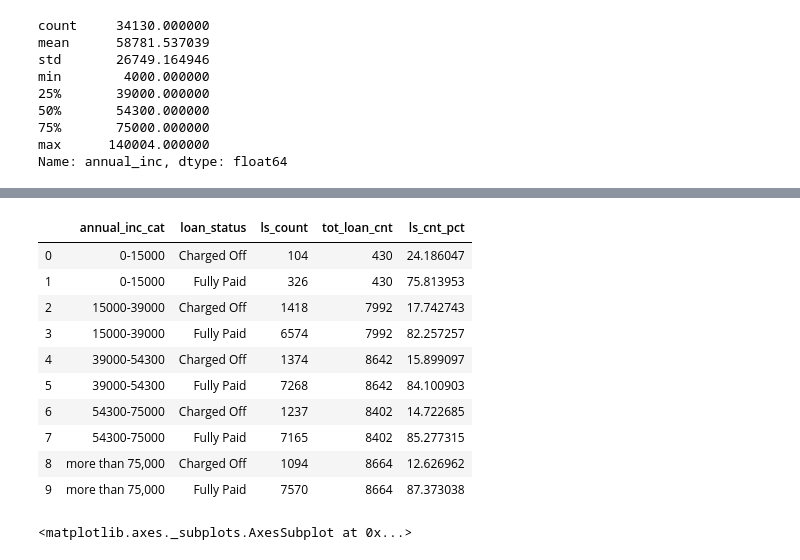
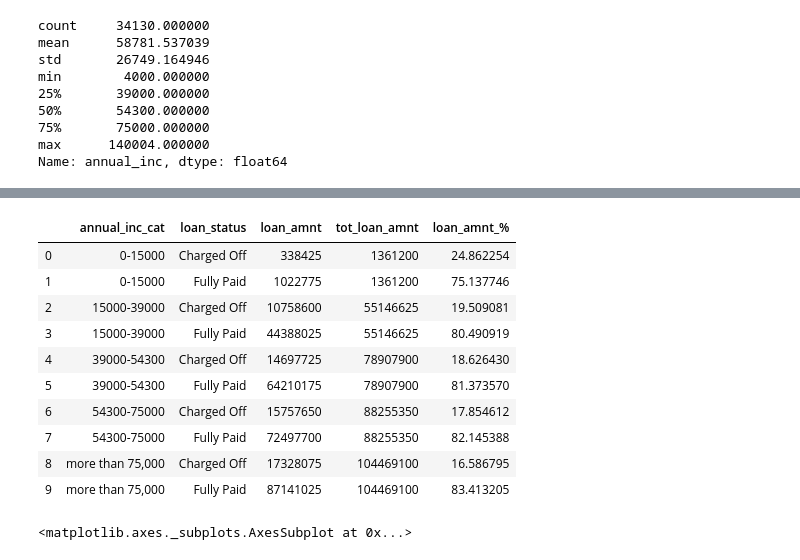
Before and after one commit to rickym99/lendingclub_casestudy, a Jupyter notebook: LCCS-Test.ipynb, the cells around one changed output, grey strips where cells are left out. Cells and saved outputs as stored; diff of their text form; code cells hidden in the pictures.

```diff
--- a/LCCS-Test.ipynb
+++ b/LCCS-Test.ipynb
@@ -755,24 +755,24 @@ loan_df[['annual_inc','annual_inc_cat']].head()
 # %%
-df_ls_inc1 = loan_df.groupby(['annual_inc_cat','loan_status']).agg(ls_count = ('loan_status','size'))
+df_ls_inc1 = loan_df.groupby(['annual_inc_cat','loan_status']).agg(loan_amnt = ('loan_amnt','sum'))
 df_ls_inc1.reset_index(inplace=True)
-df_ls_inc2 = df_ls_inc1.groupby(['annual_inc_cat']).agg(tot_loan_cnt = ('ls_count','sum'))
+df_ls_inc2 = df_ls_inc1.groupby(['annual_inc_cat']).agg(tot_loan_amnt = ('loan_amnt','sum'))
 df_ls_inc2.reset_index(inplace=True)
 
 df_ls_inc_merged = pd.merge(df_ls_inc1,df_ls_inc2,on=['annual_inc_cat'],how='inner')
-df_ls_inc_merged['ls_cnt_pct'] = (df_ls_inc_merged['ls_count']/df_ls_inc_merged['tot_loan_cnt'])*100
+df_ls_inc_merged['loan_amnt_%'] = (df_ls_inc_merged['loan_amnt']/df_ls_inc_merged['tot_loan_amnt'])*100
 df_ls_inc_merged.head(20)
 # %% [output]
-|  | annual_inc_cat | loan_status | ls_count | tot_loan_cnt | ls_cnt_pct |
-| 0 | 0-15000 | Charged Off | 104 | 430 | 24.186047 |
-| 1 | 0-15000 | Fully Paid | 326 | 430 | 75.813953 |
-| 2 | 15000-39000 | Charged Off | 1418 | 7992 | 17.742743 |
-| 3 | 15000-39000 | Fully Paid | 6574 | 7992 | 82.257257 |
-| 4 | 39000-54300 | Charged Off | 1374 | 8642 | 15.899097 |
-| 5 | 39000-54300 | Fully Paid | 7268 | 8642 | 84.100903 |
-| 6 | 54300-75000 | Charged Off | 1237 | 8402 | 14.722685 |
-| 7 | 54300-75000 | Fully Paid | 7165 | 8402 | 85.277315 |
-| 8 | more than 75,000 | Charged Off | 1094 | 8664 | 12.626962 |
-| 9 | more than 75,000 | Fully Paid | 7570 | 8664 | 87.373038 |
+|  | annual_inc_cat | loan_status | loan_amnt | tot_loan_amnt | loan_amnt_% |
+| 0 | 0-15000 | Charged Off | 338425 | 1361200 | 24.862254 |
+| 1 | 0-15000 | Fully Paid | 1022775 | 1361200 | 75.137746 |
+| 2 | 15000-39000 | Charged Off | 10758600 | 55146625 | 19.509081 |
+| 3 | 15000-39000 | Fully Paid | 44388025 | 55146625 | 80.490919 |
+| 4 | 39000-54300 | Charged Off | 14697725 | 78907900 | 18.626430 |
+| 5 | 39000-54300 | Fully Paid | 64210175 | 78907900 | 81.373570 |
+| 6 | 54300-75000 | Charged Off | 15757650 | 88255350 | 17.854612 |
+| 7 | 54300-75000 | Fully Paid | 72497700 | 88255350 | 82.145388 |
+| 8 | more than 75,000 | Charged Off | 17328075 | 104469100 | 16.586795 |
+| 9 | more than 75,000 | Fully Paid | 87141025 | 104469100 | 83.413205 |
 # %%
 sns.countplot(data = loan_df,y = loan_df['annual_inc_cat'].sort_values(), hue = loan_df['loan_status'] )
 # %% [output]
```
Also changed, not shown: parts of 54 cells of this notebook.
